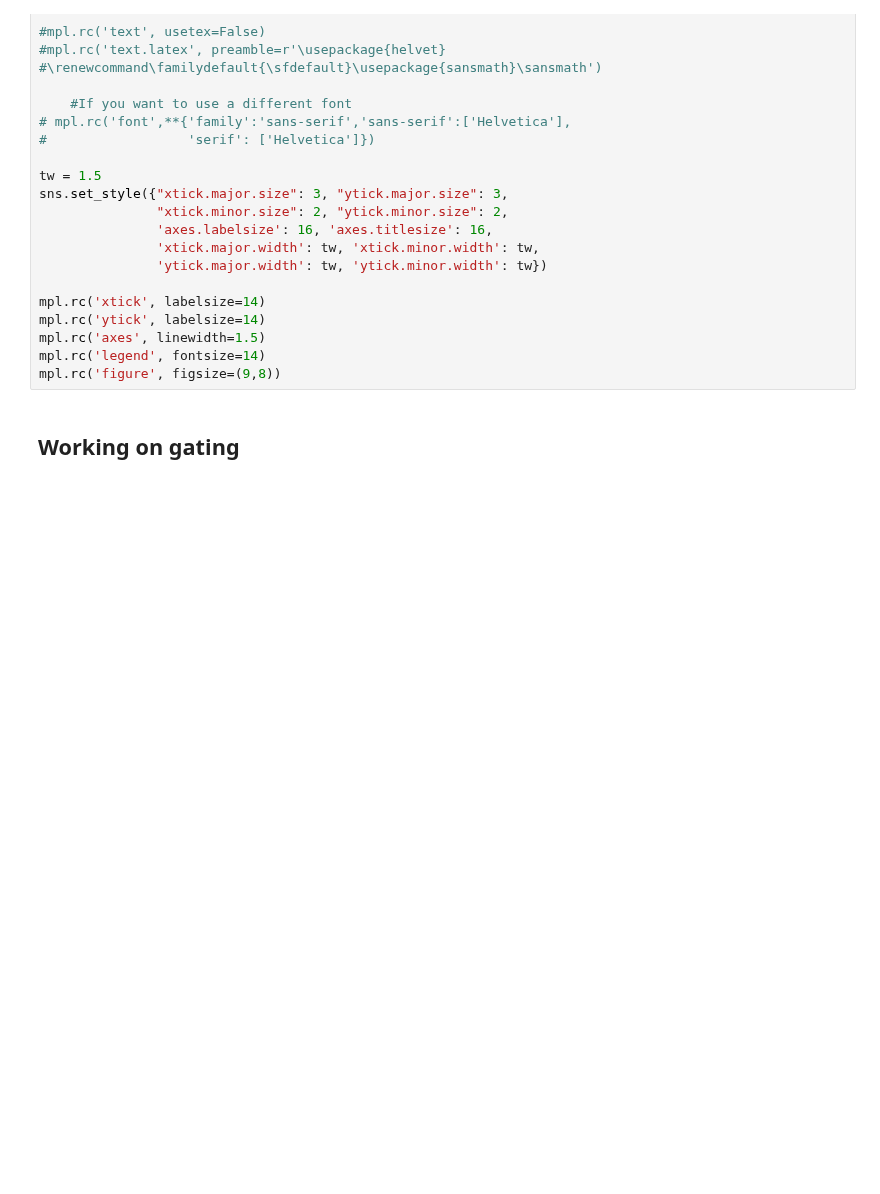
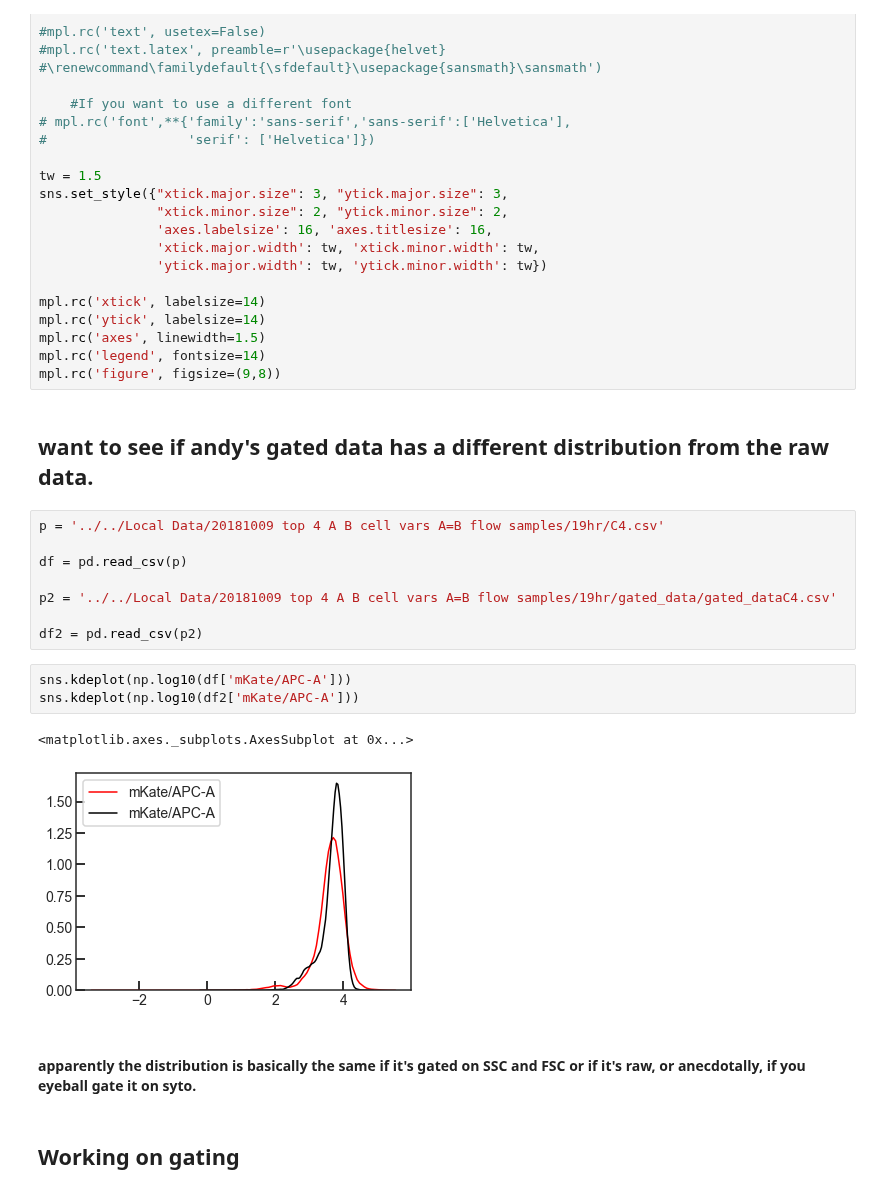
Before and after one commit to geezerbriefs/xpspython, a Jupyter notebook: flow/OLD - analyze flow cytometry A=B data.ipynb, the cells around one changed output. Cells and saved outputs as stored; diff of their text form; blank space fills up the shorter version.

```diff
--- a/flow/analyze flow cytometry A=B data.ipynb
+++ b/flow/OLD - analyze flow cytometry A=B data.ipynb
@@ -51,6 +51,24 @@ mpl.rc('ytick', labelsize=14)
 mpl.rc('axes', linewidth=1.5)
 mpl.rc('legend', fontsize=14)
 mpl.rc('figure', figsize=(9,8))
+# %% [markdown]
+## want to see if andy's gated data has a different distribution from the raw data.
+# %%
+p = '../../Local Data/20181009 top 4 A B cell vars A=B flow samples/19hr/C4.csv'
+
+df = pd.read_csv(p)
+
+p2 = '../../Local Data/20181009 top 4 A B cell vars A=B flow samples/19hr/gated_data/gated_dataC4.csv'
+
+df2 = pd.read_csv(p2)
+# %%
+sns.kdeplot(np.log10(df['mKate/APC-A']))
+sns.kdeplot(np.log10(df2['mKate/APC-A']))
+# %% [output]
+<matplotlib.axes._subplots.AxesSubplot at 0x...>
+[figure, added]
+# %% [markdown]
+#### apparently the distribution is basically the same if it's gated on SSC and FSC or if it's raw, or anecdotally, if you eyeball gate it on syto.
 # %% [markdown]
 ## Working on gating
 # %%
```
Also changed, not shown: parts of 2 cells of this notebook, 1 other file.
